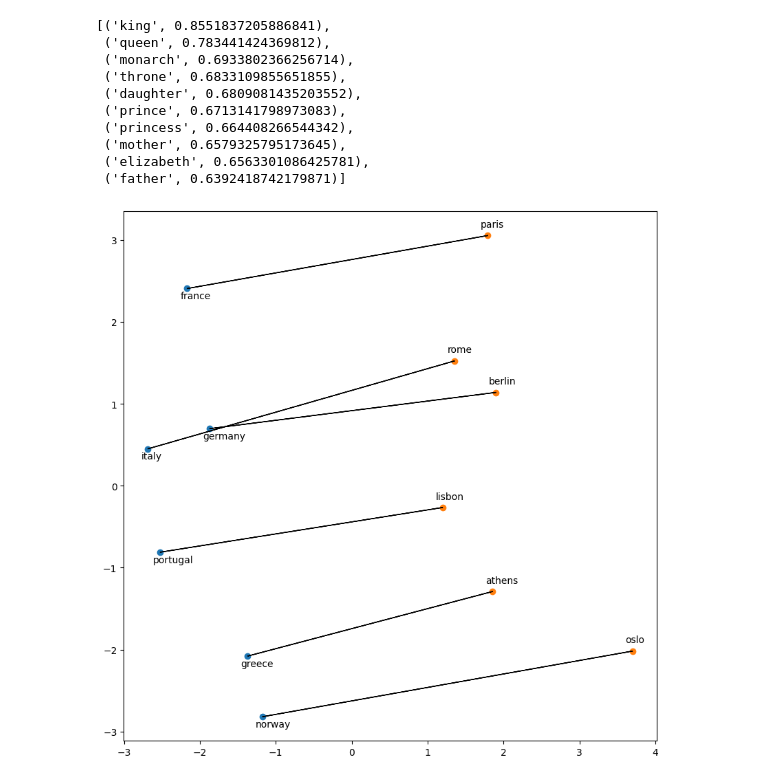
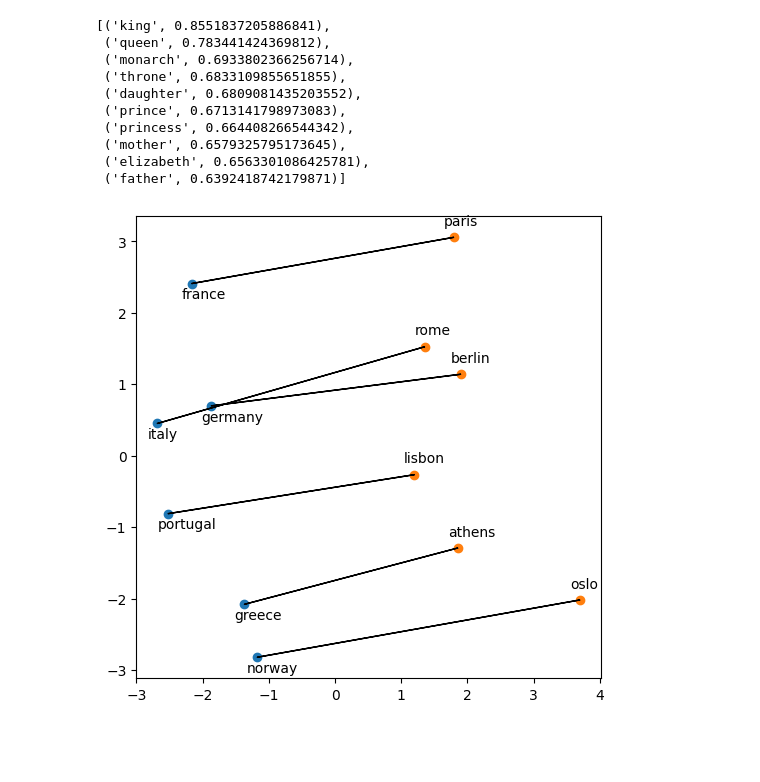
Before and after one commit to pierrepo/handson-scientific-literature-embeddings, a Jupyter notebook: content/word_embeddings.ipynb, the cells around one changed output. Cells and saved outputs as stored; diff of their text form; code cells hidden in the pictures; blank space fills up the shorter version.

```diff
--- a/content/word_embeddings.ipynb
+++ b/content/word_embeddings.ipynb
@@ -129,26 +127,26 @@ capitals  = ["oslo", "berlin",  "paris",  "rome",  "athens", "lisbon"]
 # %%
 def plot_pairs(wv, word_list_1, word_list_2):
     wv_1 = [ wv.get_vector(word) for word in word_list_1 ]
     wv_2 = [ wv.get_vector(word) for word in word_list_2 ]
 
     pca = PCA(2)
     wv_pca = pca.fit_transform(wv_1 + wv_2)
 
     wv_pca_1 = wv_pca[:len(wv_1)]
     wv_pca_2 = wv_pca[len(wv_1):]
 
-    plt.figure(figsize=(10,10))
+    plt.figure(figsize=(6, 6))
     plt.scatter(wv_pca_1[:,0], wv_pca_1[:,1])
     plt.scatter(wv_pca_2[:,0], wv_pca_2[:,1])
 
     for i, (word_1, word_2) in enumerate(zip(word_list_1, word_list_2)):
         plt.annotate(word_1, wv_pca_1[i], xytext=(-10,-15), textcoords="offset pixels")
         plt.annotate(word_2, wv_pca_2[i], xytext=(-10,12), textcoords="offset pixels")
 
     for i in range(len(wv_pca_1)):
         plt.arrow(wv_pca_1[i,0], wv_pca_1[i,1], wv_pca_2[i,0]-wv_pca_1[i,0], wv_pca_2[i,1]-wv_pca_1[i,1], shape="left")
 
 plot_pairs(word_vectors, countries, capitals)
 # %% [output]
-[figure, old version]
+[figure, new version]
 # %%
```
Also changed, not shown: parts of 8 cells of this notebook, 1 other file.
